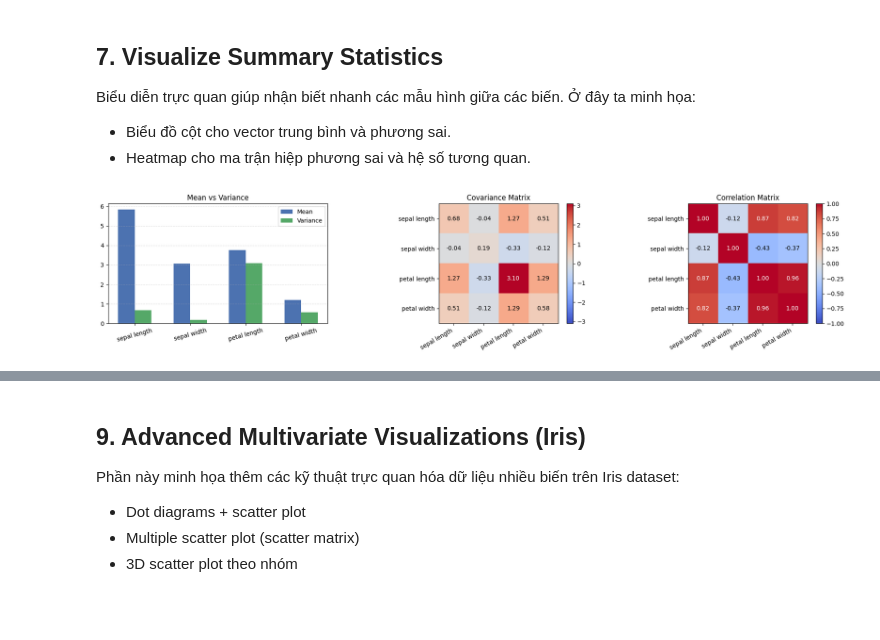
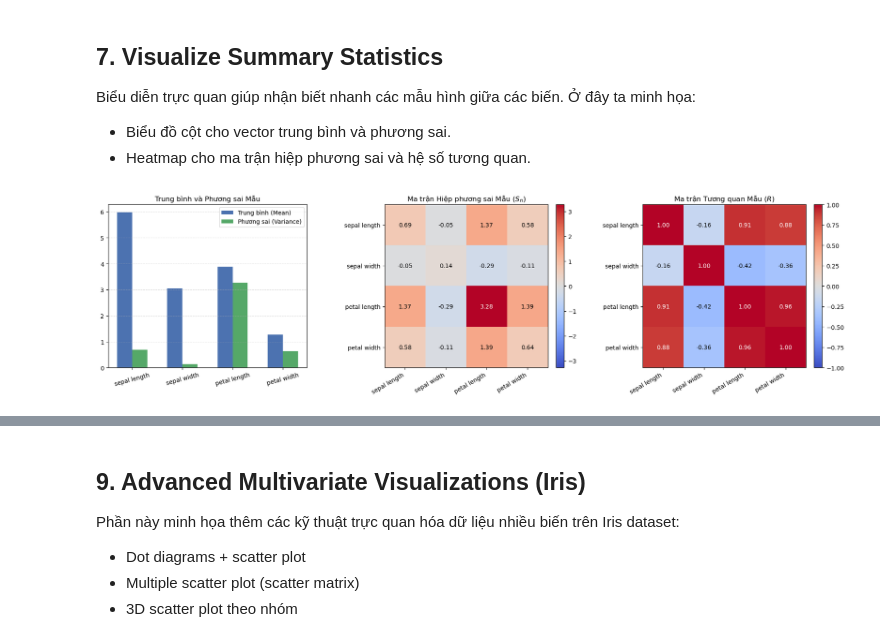
Before and after one commit to ntnthinh205/gk_msa, a Jupyter notebook: multivariate_statistics.ipynb, the cells around one changed output, grey strips where cells are left out. Drawn from its saved outputs; the diff is of its cells as text; code cells hidden in the pictures; blank space fills up the shorter version.

Commit message:
update calculate for population

```diff
--- a/multivariate_statistics.ipynb
+++ b/multivariate_statistics.ipynb
@@ -83,0 +185,8 @@ Variance Vector (sample variance for each variable):
+# %%
+print(f"Sử dụng lại mẫu ngẫu nhiên n_sample = {sample_size} quan sát từ phần 3.2.")
+
+# Pass ONLY the sample data and SAMPLE mean into the EXACT SAME function
+sample_var = calculate_variance_vector(sample_data, sample_mean)
+
+print("\nVector Phương sai Mẫu (Sample Variance Vector):")
+print(sample_var)
@@ -128,0 +330,12 @@ Correlation Matrix:
+# %%
+print("Sử dụng dữ liệu đầu vào là sample_cov (Mục 5.2) và sample_var (Mục 4.2).")
+
+# Pass the sample covariance and sample variance into the function
+sample_corr = calculate_correlation_matrix(sample_cov, sample_var)
+
+print("\nMa trận Tương quan Mẫu (Sample Correlation Matrix - R):")
+print(sample_corr)
+
+print("\nKẾT LUẬN")
+print("1. Đường chéo chính của cả hai ma trận tương quan đều bằng 1.0 (vì một biến luôn tương quan tuyệt đối 100% với chính nó).")
+print("2. Các giá trị khác 1 nằm trong khoảng [-1, 1], thể hiện cả chiều hướng (âm/dương) và sức mạnh của mối quan hệ tuyến tính giữa 2 biến.")
@@ -133,42 +358,55 @@ Biểu diễn trực quan giúp nhận biết nhanh các mẫu hình giữa các
 - Biểu đồ cột cho vector trung bình và phương sai.
 - Heatmap cho ma trận hiệp phương sai và hệ số tương quan.
 # %%
-fig, axes = plt.subplots(1, 3, figsize=(18, 4))
-axes_arr = axes if isinstance(axes, np.ndarray) else np.array([axes], dtype=object)
+# Create a 1x3 grid of subplots
+fig, axes = plt.subplots(1, 3, figsize=(18, 5))
+
+# Process labels to make them cleaner (e.g., removing "(cm)" if present)
 var_labels = [name.replace(" (cm)", "") for name in feature_names]
 positions = np.arange(p)
 
-# Bar chart to compare mean vs variance magnitude per variable
-axes_arr[0].bar(positions - 0.15, mean_vector, width=0.3, label="Mean", color="#4C72B0")
-axes_arr[0].bar(positions + 0.15, variance_vector, width=0.3, label="Variance", color="#55A868")
-axes_arr[0].set_xticks(positions)
-axes_arr[0].set_xticklabels(var_labels, rotation=15)
-axes_arr[0].set_title("Mean vs Variance")
-axes_arr[0].legend()
-axes_arr[0].grid(axis="y", linestyle="--", alpha=0.4)
+# CHART 1: Bar chart to compare Sample Mean vs Variance
+axes[0].bar(positions - 0.15, sample_mean, width=0.3, label="Trung bình (Mean)", color="#4C72B0")
+axes[0].bar(positions + 0.15, sample_var, width=0.3, label="Phương sai (Variance)", color="#55A868")
+axes[0].set_xticks(positions)
+axes[0].set_xticklabels(var_labels, rotation=15)
+axes[0].set_title("Trung bình và Phương sai Mẫu")
+axes[0].legend()
+axes[0].grid(axis="y", linestyle="--", alpha=0.4)
 
+# CHART 2 & 3: Heatmaps for Sample Covariance and Correlation
 heatmap_targets = [
-    (cov_matrix, "Covariance Matrix"),
-    (corr_matrix, "Correlation Matrix")
+    (sample_cov, "Ma trận Hiệp phương sai Mẫu ($S_n$)"),
+    (sample_corr, "Ma trận Tương quan Mẫu ($R$)")
 ]
 
-for ax, (matrix, title) in zip(axes_arr[1:], heatmap_targets):
+# Unpack the remaining two axes and zip with target matrices
+for ax, (matrix, title) in zip(axes[1:], heatmap_targets):
+
+    # Calculate a symmetric scale for the colormap to center white at 0
     scale = np.max(np.abs(matrix)) or 1.0
     im = ax.imshow(matrix, cmap="coolwarm", vmin=-scale, vmax=scale)
+
+    # Format ticks and labels
     ax.set_xticks(positions)
     ax.set_yticks(positions)
     ax.set_xticklabels(var_labels, rotation=30, ha="right")
     ax.set_yticklabels(var_labels)
     ax.set_title(title)
+
+    # Annotate each cell with its numerical value
     for row in range(p):
         for col in range(p):
             value = matrix[row, col]
+            # Use white text for dark backgrounds, black for light backgrounds
             text_color = "white" if abs(value) > scale * 0.5 else "black"
             ax.text(col, row, f"{value:.2f}", ha="center", va="center", color=text_color)
+
+    # Add a colorbar to the side of the heatmap
     plt.colorbar(im, ax=ax, fraction=0.046, pad=0.04)
 
 plt.tight_layout()
 plt.show()
 # %% [output]
-[figure, old version]
+[figure, new version]
 # %% [markdown]
```
Also changed, not shown: parts of 33 cells of this notebook.
